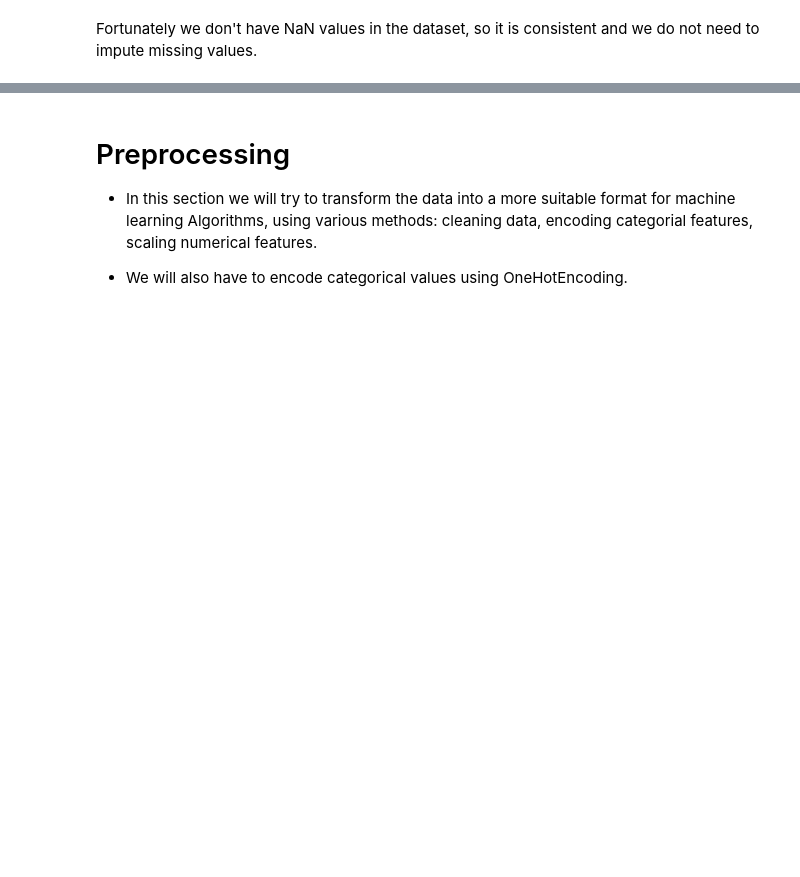
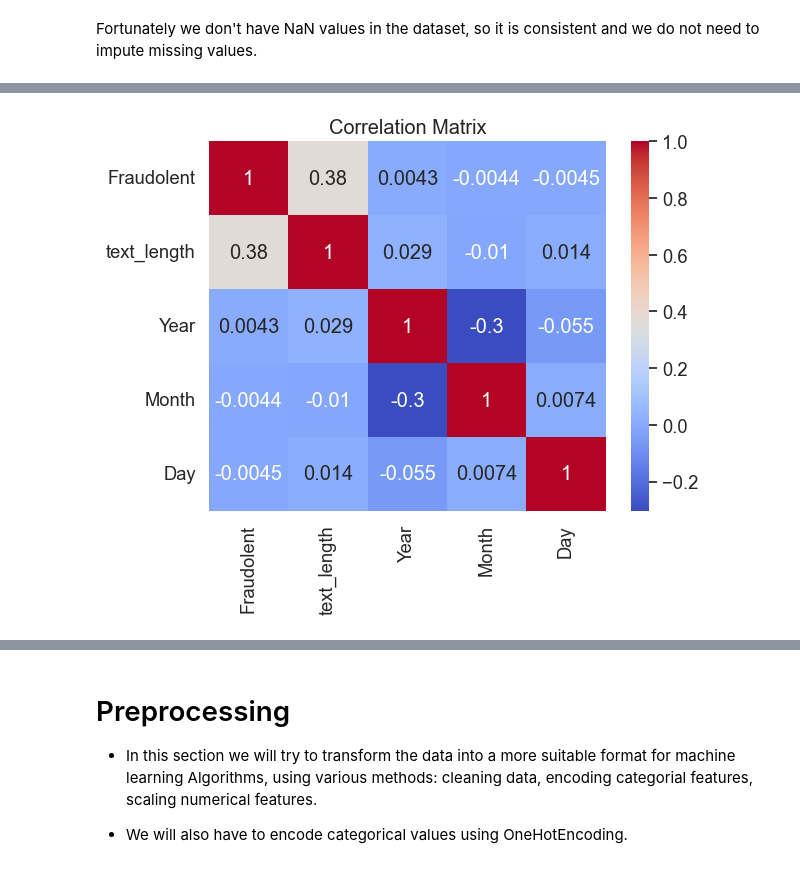
Before and after one commit to JulesPress/SafeComm-Digital-Security-Solutions, a Jupyter notebook: SafeComm_Digital_Security_Solutions.ipynb, the cells around one changed output, grey strips where cells are left out. Drawn from its saved outputs; the diff is of its cells as text; code cells hidden in the pictures; blank space fills up the shorter version.

```diff
--- a/SafeComm_Digital_Security_Solutions.ipynb
+++ b/SafeComm_Digital_Security_Solutions.ipynb
@@ -131,0 +164,8 @@ plt.show()
+# %%
+# Assuming there are other numerical columns in the dataset
+correlation_matrix = sms_df.corr()
+sns.heatmap(correlation_matrix, annot=True, cmap='coolwarm')
+plt.title('Correlation Matrix')
+plt.show()
+# %% [output]
+[figure, added]
```
Also changed, not shown: parts of 8 cells of this notebook.
